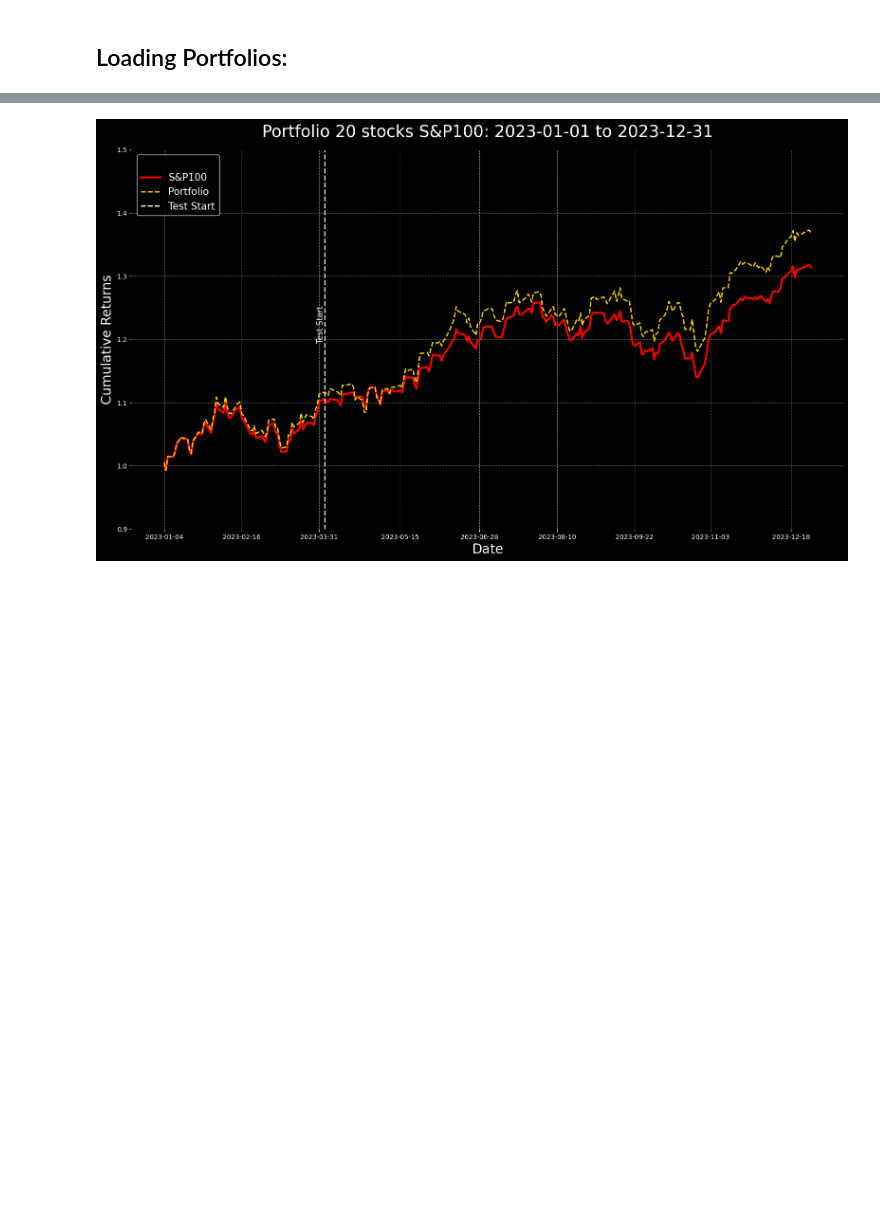
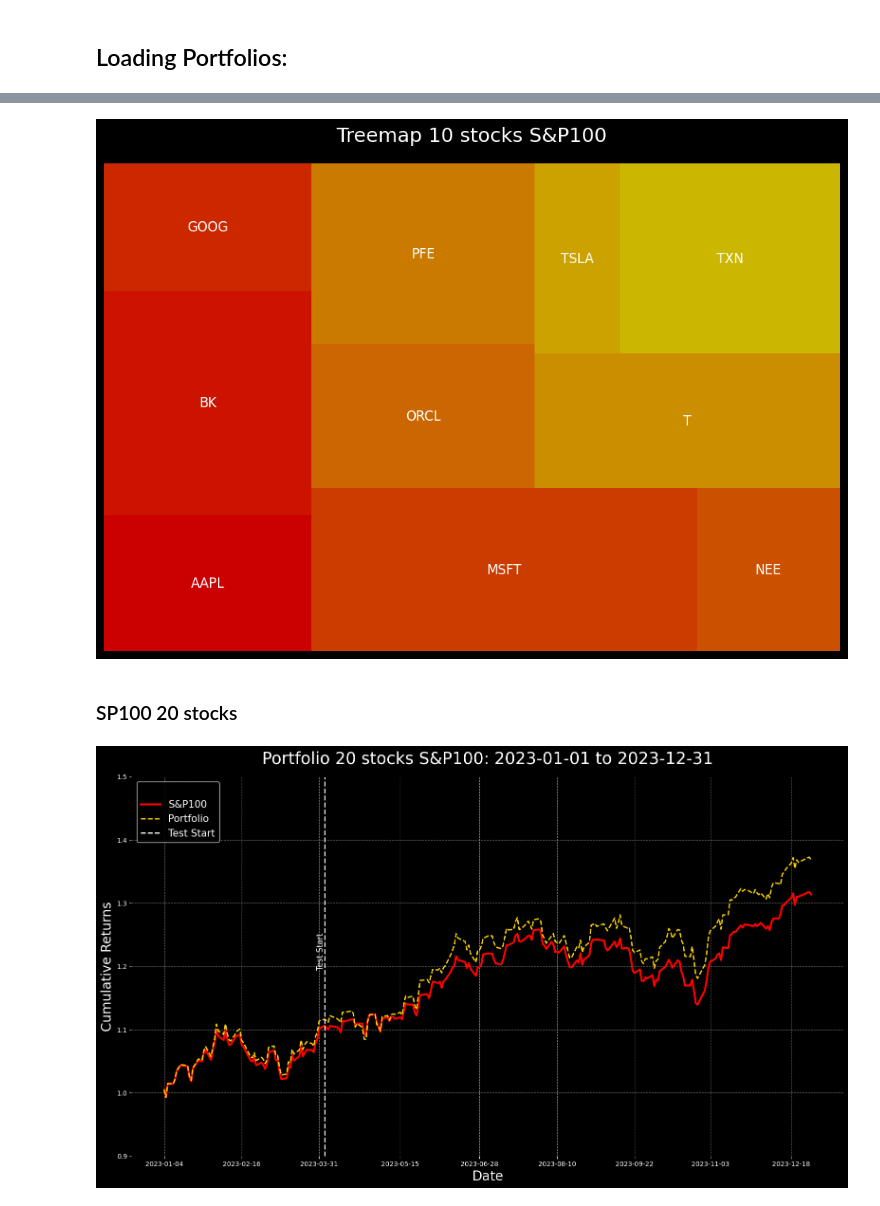
Before and after one commit to vitorholiveira/index_tracking, a Jupyter notebook: notebooks/flowers.ipynb, the cells around one changed output, grey strips where cells are left out. Saved outputs shown, nothing was run; the diff lists cells and outputs as text; code cells hidden in the pictures; blank space fills up the shorter version.

```diff
--- a/notebooks/flowers.ipynb
+++ b/notebooks/flowers.ipynb
@@ -103,11 +98,14 @@ def plot_portfolio(portfolio, stocks_data, index_data, start_date, end_date, ind
 
     plt.show()
 # %%
-def plot_weights(portfolio):
+def plot_weights(portfolio, index_name):
     labels = list(portfolio.keys())
     values = list(portfolio.values())
 
-    colors = plt.cm.autumn([i / len(values) for i in range(len(values))])
+    if(index_name=='S&P100'):
+        colors = plt.cm.autumn([i / len(values) for i in range(len(values))])
+    else:
+        colors = plt.cm.Blues([i / len(values) for i in range(len(values))])
 
     plt.figure(figsize=(12, 8), facecolor='black')
     ax = plt.gca()
@@ -121,7 +119,7 @@ def plot_weights(portfolio):
         text_kwargs={'color': 'white', 'fontsize': 12}
     )
 
-    plt.title(f"Treemap {len(portfolio)} stocks SP100", fontsize=18, color='white', pad=20)
+    plt.title(f"Treemap {len(portfolio)} stocks {index_name}", fontsize=18, color='white', pad=20)
     plt.axis('off')
     plt.show()
 # %% [markdown]
@@ -198,3 +199,9 @@ initial_rebalance_bvsp_30stocks = read_portfolio("../portfolios/results/initial_
+# %%
+plot_weights(initial_sp100_10stocks['weights'], index_name='S&P100')
+# %% [output]
+[figure, added]
+# %% [markdown]
+### SP100 20 stocks
 # %%
 plot_portfolio(initial_sp100_20stocks, sp100_stocks_values, sp100_index_values, start_date_dataset, end_date_dataset, 'S&P100')
 # %% [output]
```
Also changed, not shown: parts of 21 cells of this notebook.
